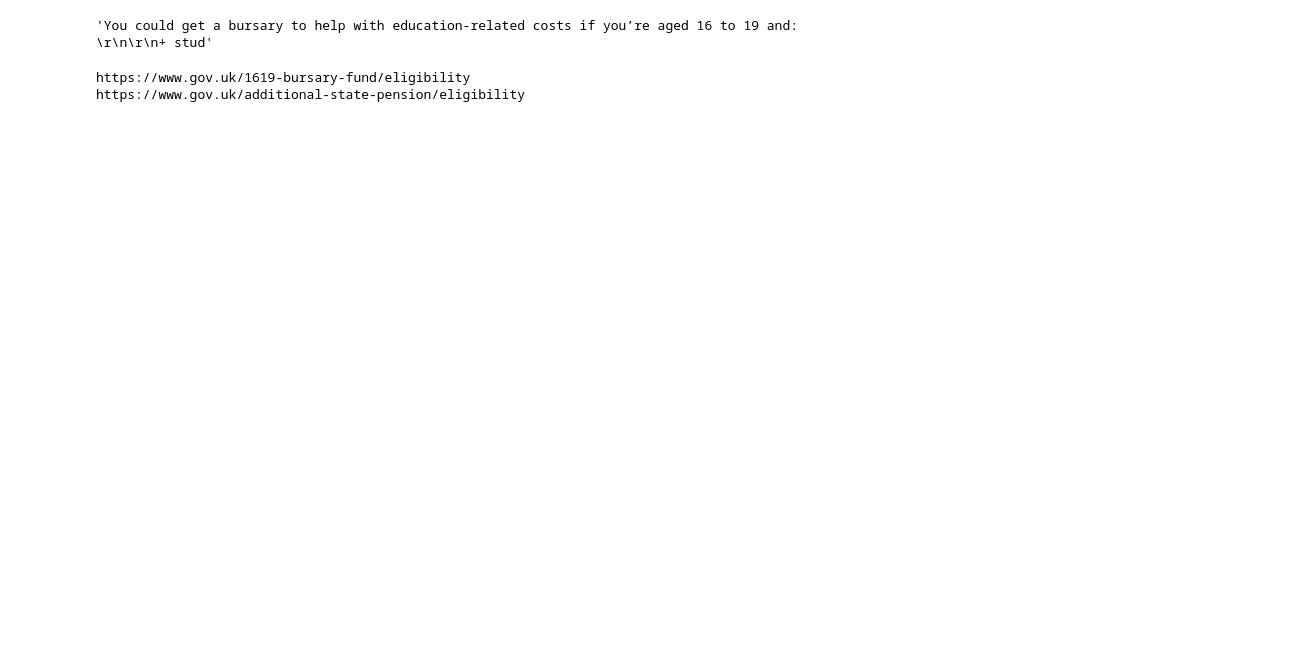
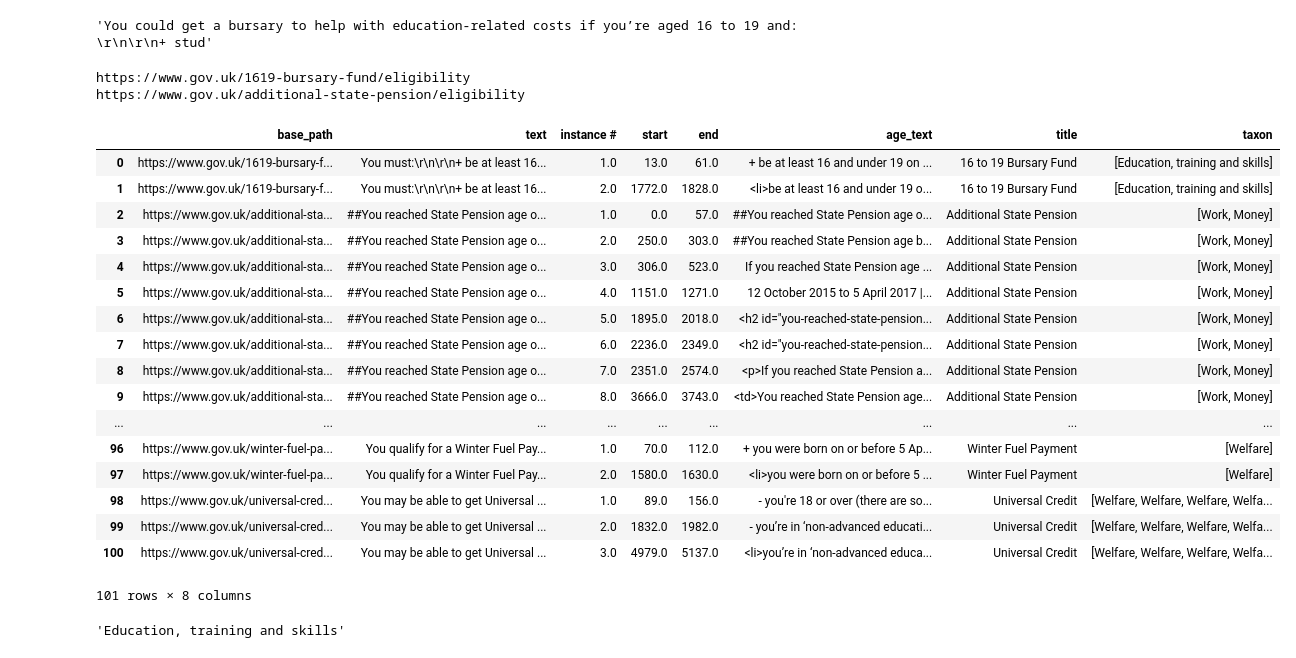
Before and after one commit to nogtini/govuk-knowledge-graph, a Jupyter notebook: notebooks/data_extract/eligibility_extracts/extract_eligibility_from_text.ipynb, the cells around one changed output. Saved outputs shown, nothing was run; the diff lists cells and outputs as text; code cells hidden in the pictures; blank space fills up the shorter version.

Commit message:
Add taxon-based masking to identify pages tagged
to specific taxons

```diff
--- a/notebooks/data_extract/eligibility_extracts/extract_eligibility_from_text.ipynb
+++ b/notebooks/data_extract/eligibility_extracts/extract_eligibility_from_text.ipynb
@@ -104,10 +104,38 @@ for key,value in list(elig_texts.items()):
 df_eligibility = pd.DataFrame(rowlist)
 df_eligibility = df_eligibility[['base_path', 'text','instance #', 'start', 'end','age_text']]
 # %%
-base_title = dict(zip(df.base_path,df.title))
+base_title = dict(zip(df_welig.base_path,df_welig.title))
+base_taxon = dict(zip(df_welig.base_path,df_welig.taxons))
 # %%
 df_eligibility['title'] = df_eligibility['base_path'].map(base_title)
+df_eligibility['taxon'] = df_eligibility['base_path'].map(base_taxon)
 df_eligibility['base_path'] = df_eligibility['base_path'].map(lambda x:
                                                               f'https://www.gov.uk{x}/eligibility')
+# %%
+df_eligibility['taxon'] = df_eligibility['taxon'].map(lambda x: literal_eval(x) if not isinstance(x,float) else [])
+# %%
+df_eligibility['taxon'] = df_eligibility['taxon'].map(lambda x: [xs['title'] for xs in
+                                                                 x])
+# %%
+df_eligibility
+# %% [output]
+|  | base_path | text | instance # | start | end | age_text | title | taxon |
+| 0 | https://www.gov.uk/1619-bursary-f... | You must:\r\n\r\n+ be at least 16... | 1.0 | 13.0 | 61.0 | + be at least 16 and under 19 on ... | 16 to 19 Bursary Fund | [Education, training and skills] |
+| 1 | https://www.gov.uk/1619-bursary-f... | You must:\r\n\r\n+ be at least 16... | 2.0 | 1772.0 | 1828.0 | <li>be at least 16 and under 19 o... | 16 to 19 Bursary Fund | [Education, training and skills] |
+| 2 | https://www.gov.uk/additional-sta... | ##You reached State Pension age o... | 1.0 | 0.0 | 57.0 | ##You reached State Pension age o... | Additional State Pension | [Work, Money] |
+| 3 | https://www.gov.uk/additional-sta... | ##You reached State Pension age o... | 2.0 | 250.0 | 303.0 | ##You reached State Pension age b... | Additional State Pension | [Work, Money] |
+| 4 | https://www.gov.uk/additional-sta... | ##You reached State Pension age o... | 3.0 | 306.0 | 523.0 | If you reached State Pension age ... | Additional State Pension | [Work, Money] |
+| 5 | https://www.gov.uk/additional-sta... | ##You reached State Pension age o... | 4.0 | 1151.0 | 1271.0 | 12 October 2015 to 5 April 2017 |... | Additional State Pension | [Work, Money] |
+| 6 | https://www.gov.uk/additional-sta... | ##You reached State Pension age o... | 5.0 | 1895.0 | 2018.0 | <h2 id="you-reached-state-pension... | Additional State Pension | [Work, Money] |
+| 7 | https://www.gov.uk/additional-sta... | ##You reached State Pension age o... | 6.0 | 2236.0 | 2349.0 | <h2 id="you-reached-state-pension... | Additional State Pension | [Work, Money] |
+| 8 | https://www.gov.uk/additional-sta... | ##You reached State Pension age o... | 7.0 | 2351.0 | 2574.0 | <p>If you reached State Pension a... | Additional State Pension | [Work, Money] |
+| 9 | https://www.gov.uk/additional-sta... | ##You reached State Pension age o... | 8.0 | 3666.0 | 3743.0 | <td>You reached State Pension age... | Additional State Pension | [Work, Money] |
+| ... | ... | ... | ... | ... | ... | ... | ... | ... |
+| 96 | https://www.gov.uk/winter-fuel-pa... | You qualify for a Winter Fuel Pay... | 1.0 | 70.0 | 112.0 | + you were born on or before 5 Ap... | Winter Fuel Payment | [Welfare] |
+| 97 | https://www.gov.uk/winter-fuel-pa... | You qualify for a Winter Fuel Pay... | 2.0 | 1580.0 | 1630.0 | <li>you were born on or before 5 ... | Winter Fuel Payment | [Welfare] |
+| 98 | https://www.gov.uk/universal-cred... | You may be able to get Universal ... | 1.0 | 89.0 | 156.0 | - you're 18 or over (there are so... | Universal Credit | [Welfare, Welfare, Welfare, Welfa... |
+| 99 | https://www.gov.uk/universal-cred... | You may be able to get Universal ... | 2.0 | 1832.0 | 1982.0 | - you’re in ‘non-advanced educati... | Universal Credit | [Welfare, Welfare, Welfare, Welfa... |
+| 100 | https://www.gov.uk/universal-cred... | You may be able to get Universal ... | 3.0 | 4979.0 | 5137.0 | <li>you’re in ‘non-advanced educa... | Universal Credit | [Welfare, Welfare, Welfare, Welfa... |
+101 rows × 8 columns
 # %%
 df_eligibility = df_eligibility[['base_path', 'title',
@@ -116,0 +143,4 @@ df_eligibility.head()
+# %%
+df_eligibility.taxon.iloc[0][0]
+# %% [output]
+'Education, training and skills'
```
Also changed, not shown: parts of 6 cells of this notebook.
